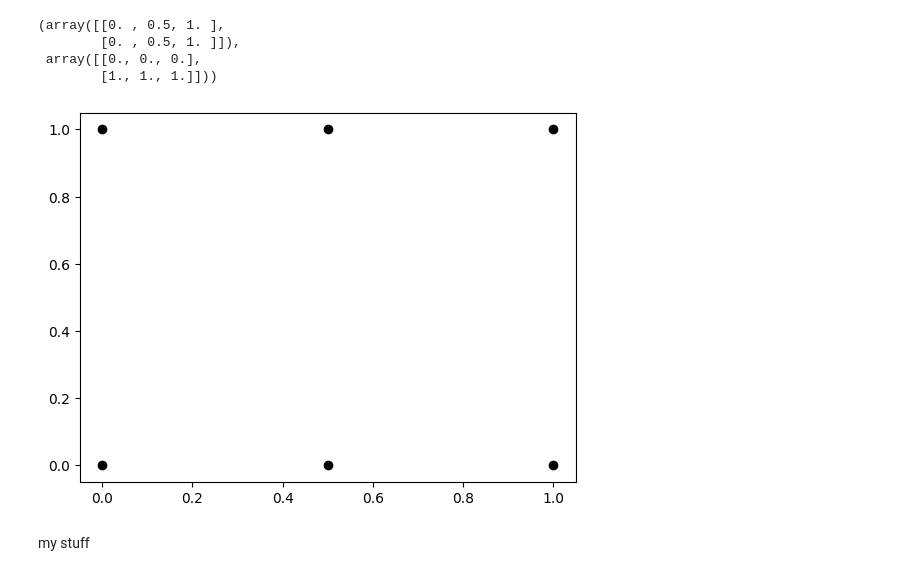
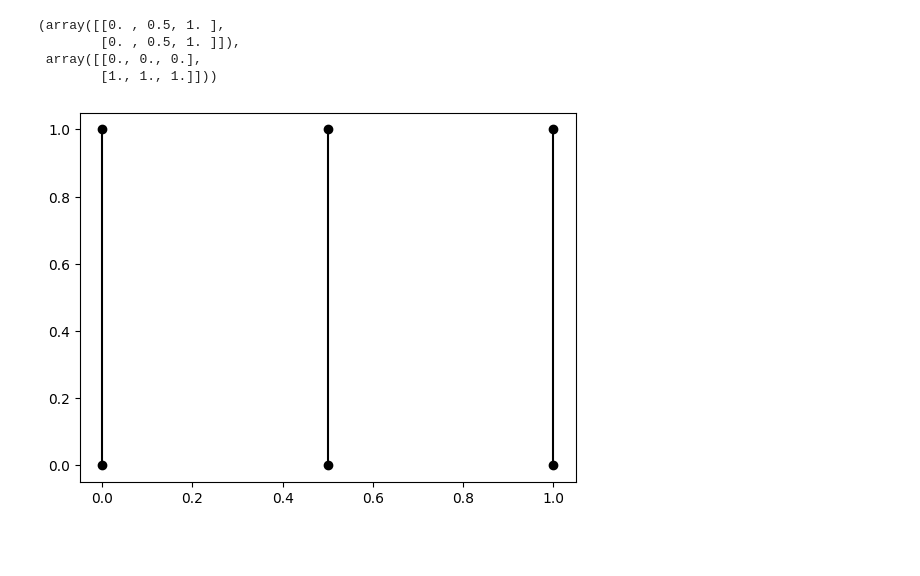
Before and after one commit to Hubert-Pierzchalski/reaction-diffusion, a Jupyter notebook: project/reaction_diffusion.ipynb, the cells around one changed output. Drawn from its saved outputs; the diff is of its cells as text; code cells hidden in the pictures; blank space fills up the shorter version.

```diff
--- a/project/reaction_diffusion.ipynb
+++ b/project/reaction_diffusion.ipynb
@@ -15,12 +17,10 @@ xv, yv
  array([[0., 0., 0.],
         [1., 1., 1.]]))
 # %%
-plt.plot(xv, yv, marker='o', color='k', linestyle='none')
+plt.plot(xv,yv, marker='o', color='k')# ,linestyle='none')
 plt.show()
 # %% [output]
-[figure, old version]
+[figure, new version]
-# %% [markdown]
-my stuff
 # %%
 nx, ny = (1920*3, 1080*3)
 x = np.linspace(0, 1919, nx)
```
Also changed, not shown: parts of 12 cells of this notebook.
